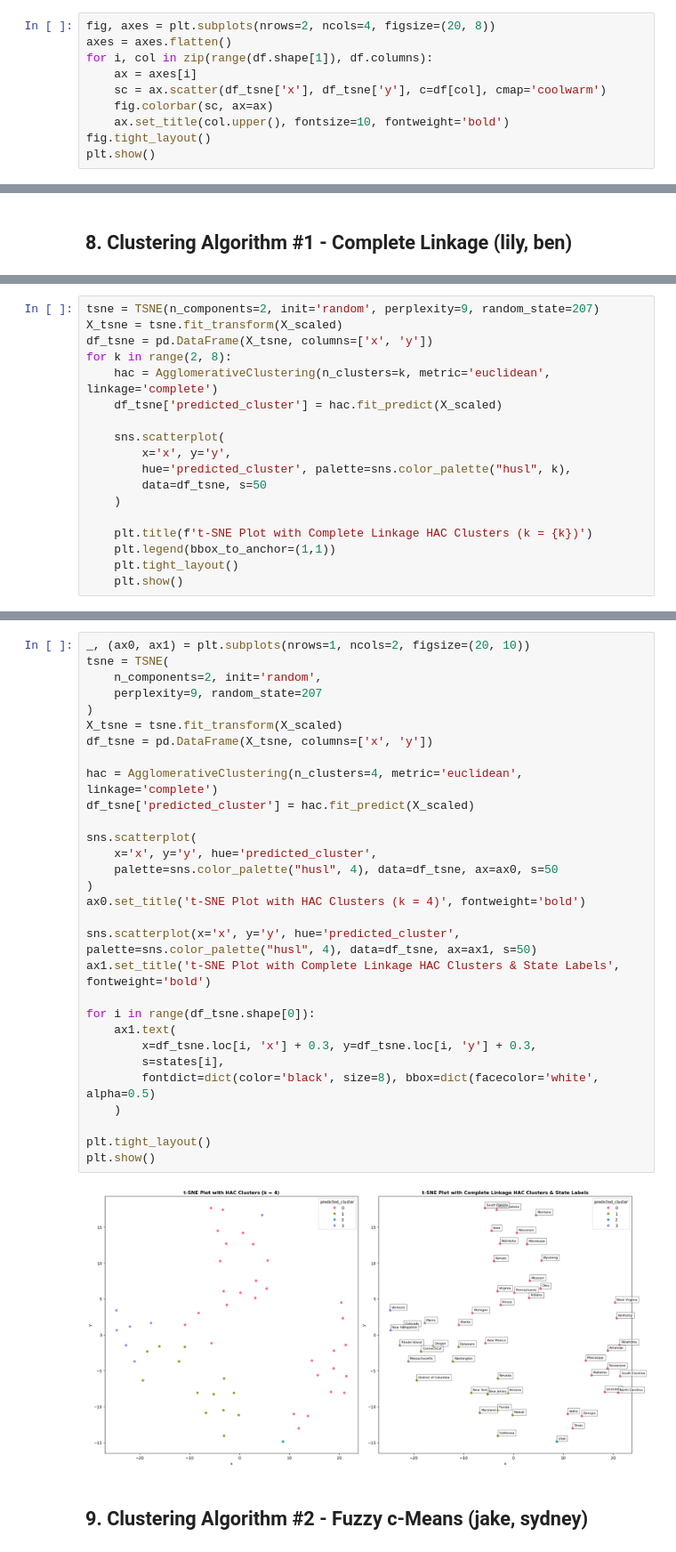
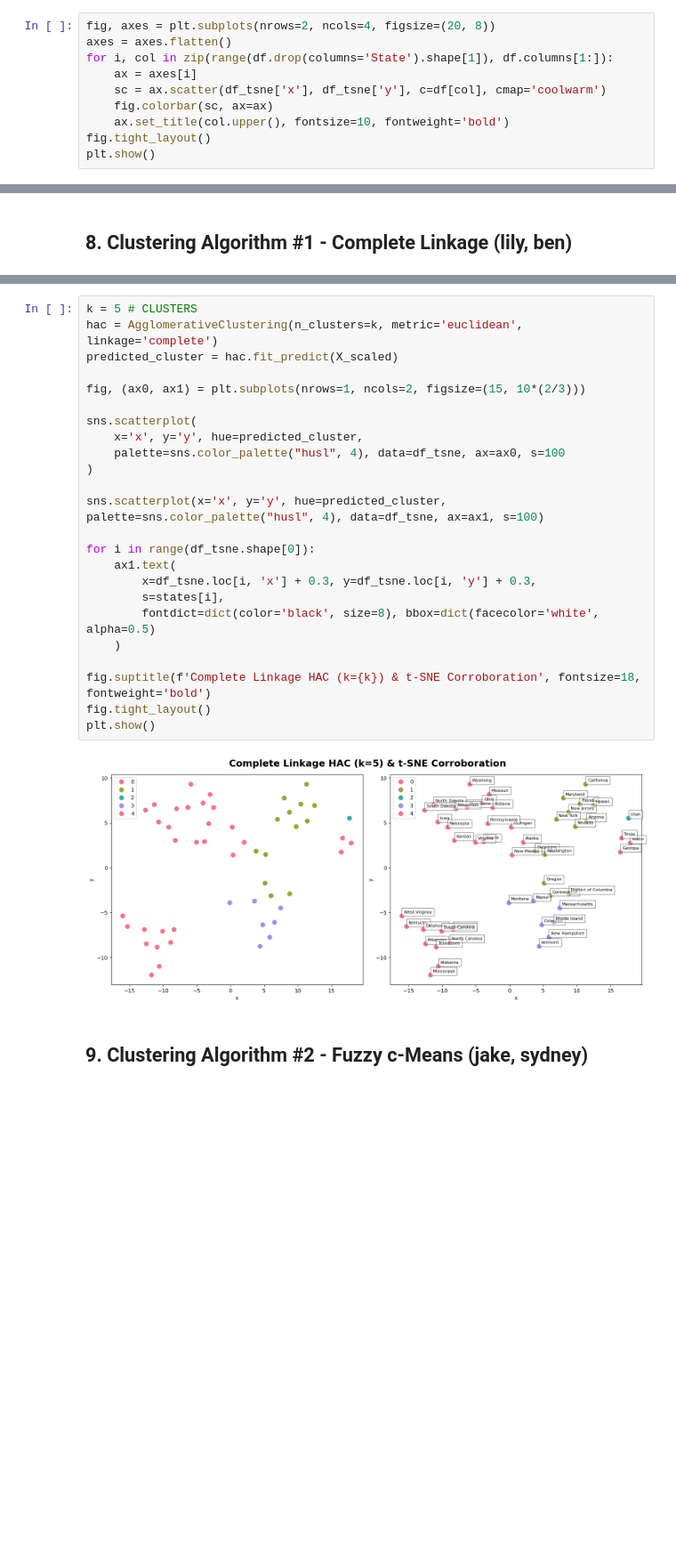
Before and after one commit to BenLeidig/stat437-project, a Jupyter notebook: project_template.ipynb, the cells around one changed output, grey strips where cells are left out. Shown at 89% size. Saved outputs shown, nothing was run; the diff lists cells and outputs as text; blank space fills up the shorter version.

```diff
--- a/project_template.ipynb
+++ b/project_template.ipynb
@@ -238,7 +246,7 @@ First, twelve different t-SNE plots were made, each with a different perplexity
 # %%
 fig, axes = plt.subplots(nrows=2, ncols=4, figsize=(20, 8))
 axes = axes.flatten()
-for i, col in zip(range(df.shape[1]), df.columns):
+for i, col in zip(range(df.drop(columns='State').shape[1]), df.columns[1:]):
     ax = axes[i]
     sc = ax.scatter(df_tsne['x'], df_tsne['y'], c=df[col], cmap='coolwarm')
     fig.colorbar(sc, ax=ax)
@@ -358,18 +378,0 @@ plt.show()
-# %%
-tsne = TSNE(n_components=2, init='random', perplexity=9, random_state=207)
-X_tsne = tsne.fit_transform(X_scaled)
-df_tsne = pd.DataFrame(X_tsne, columns=['x', 'y'])
-for k in range(2, 8):
-    hac = AgglomerativeClustering(n_clusters=k, metric='euclidean', linkage='complete')
-    df_tsne['predicted_cluster'] = hac.fit_predict(X_scaled)
-
-    sns.scatterplot(
-        x='x', y='y',
-        hue='predicted_cluster', palette=sns.color_palette("husl", k),
-        data=df_tsne, s=50
-    )
-
-    plt.title(f't-SNE Plot with Complete Linkage HAC Clusters (k = {k})')
-    plt.legend(bbox_to_anchor=(1,1))
-    plt.tight_layout()
-    plt.show()
@@ -383,35 +379,29 @@ for k in range(2, 8):
 # %%
-_, (ax0, ax1) = plt.subplots(nrows=1, ncols=2, figsize=(20, 10))
-tsne = TSNE(
-    n_components=2, init='random',
-    perplexity=9, random_state=207
-)
-X_tsne = tsne.fit_transform(X_scaled)
-df_tsne = pd.DataFrame(X_tsne, columns=['x', 'y'])
+k = 5 # CLUSTERS
+hac = AgglomerativeClustering(n_clusters=k, metric='euclidean', linkage='complete')
+predicted_cluster = hac.fit_predict(X_scaled)
 
-hac = AgglomerativeClustering(n_clusters=4, metric='euclidean', linkage='complete')
-df_tsne['predicted_cluster'] = hac.fit_predict(X_scaled)
+fig, (ax0, ax1) = plt.subplots(nrows=1, ncols=2, figsize=(15, 10*(2/3)))
 
 sns.scatterplot(
-    x='x', y='y', hue='predicted_cluster',
-    palette=sns.color_palette("husl", 4), data=df_tsne, ax=ax0, s=50
+    x='x', y='y', hue=predicted_cluster,
+    palette=sns.color_palette("husl", 4), data=df_tsne, ax=ax0, s=100
 )
-ax0.set_title('t-SNE Plot with HAC Clusters (k = 4)', fontweight='bold')
 
-sns.scatterplot(x='x', y='y', hue='predicted_cluster', palette=sns.color_palette("husl", 4), data=df_tsne, ax=ax1, s=50)
-ax1.set_title('t-SNE Plot with Complete Linkage HAC Clusters & State Labels', fontweight='bold')
+sns.scatterplot(x='x', y='y', hue=predicted_cluster, palette=sns.color_palette("husl", 4), data=df_tsne, ax=ax1, s=100)
 
 for i in range(df_tsne.shape[0]):
     ax1.text(
         x=df_tsne.loc[i, 'x'] + 0.3, y=df_tsne.loc[i, 'y'] + 0.3,
         s=states[i],
         fontdict=dict(color='black', size=8), bbox=dict(facecolor='white', alpha=0.5)
     )
 
-plt.tight_layout()
+fig.suptitle(f'Complete Linkage HAC (k={k}) & t-SNE Corroboration', fontsize=18, fontweight='bold')
+fig.tight_layout()
 plt.show()
 # %% [output]
-[figure, old version]
+[figure, new version]
 # %% [markdown]
 ## 9. Clustering Algorithm #2 - Fuzzy c-Means (jake, sydney)
 # %% [markdown]
```
Also changed, not shown: parts of 16 cells of this notebook.
